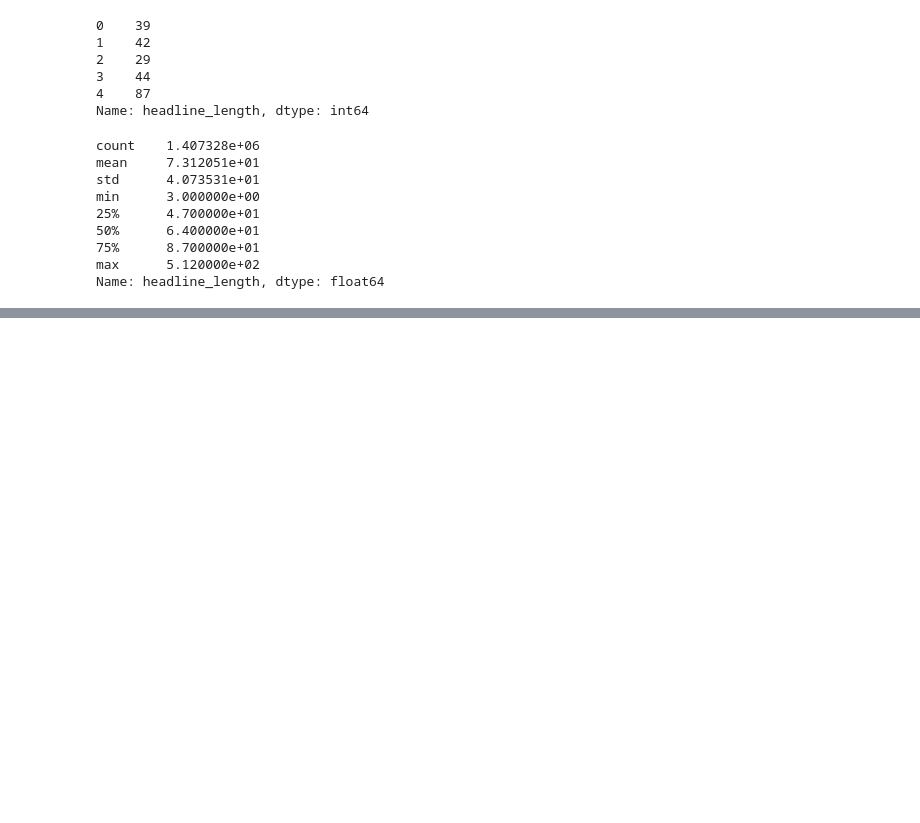
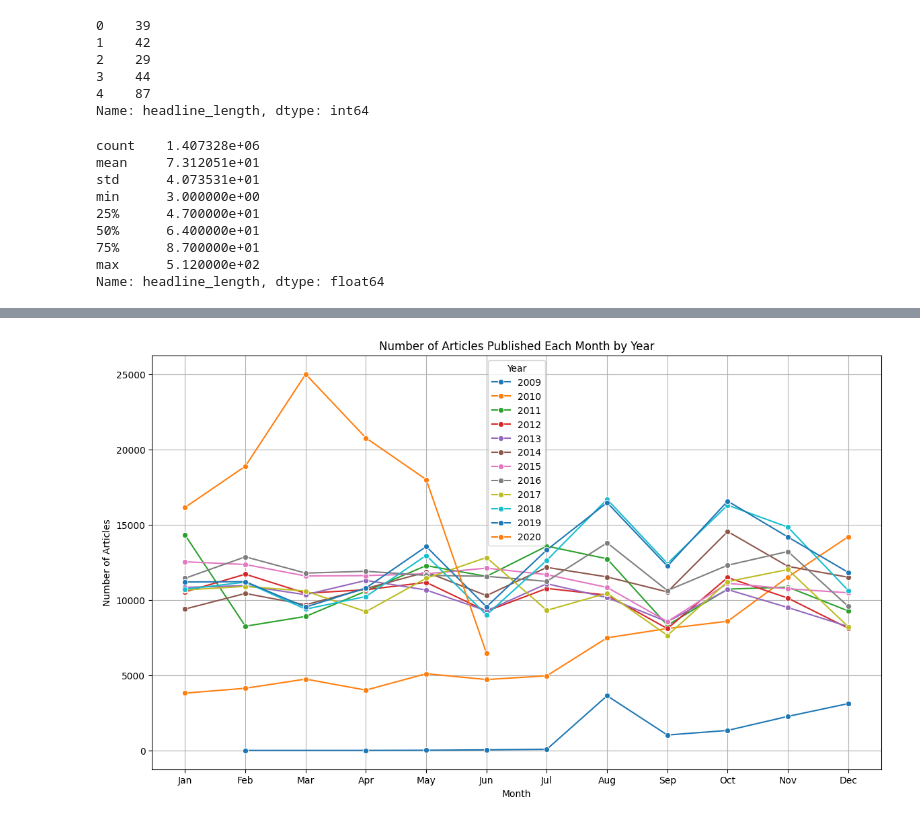
Before and after one commit to Tsegaye16/10-Accademy-week-1, a Jupyter notebook: notebooks/model.ipynb, the cells around one changed output, grey strips where cells are left out. Saved outputs shown, nothing was run; the diff lists cells and outputs as text; code cells hidden in the pictures; blank space fills up the shorter version.

Commit message:
plotting visualizations

```diff
--- a/notebooks/model.ipynb
+++ b/notebooks/model.ipynb
@@ -110,0 +119,4 @@ Name: headline_length, dtype: float64
+# %%
+# Check the length of the date strings
+dataFrame['date_length'] = dataFrame['date'].apply(len)
+print(dataFrame['date_length'].value_counts())
@@ -110,0 +145,2 @@ Name: headline_length, dtype: float64
+# %%
+formattedData = eda.EctractTimeFormat(dataFrame)
@@ -110,0 +156,4 @@ Name: headline_length, dtype: float64
+# %%
+eda.ArticlePublishedYearly(formattedData)
+# %% [output]
+[figure, added]
```
Also changed, not shown: parts of 9 cells of this notebook, 1 other file.
